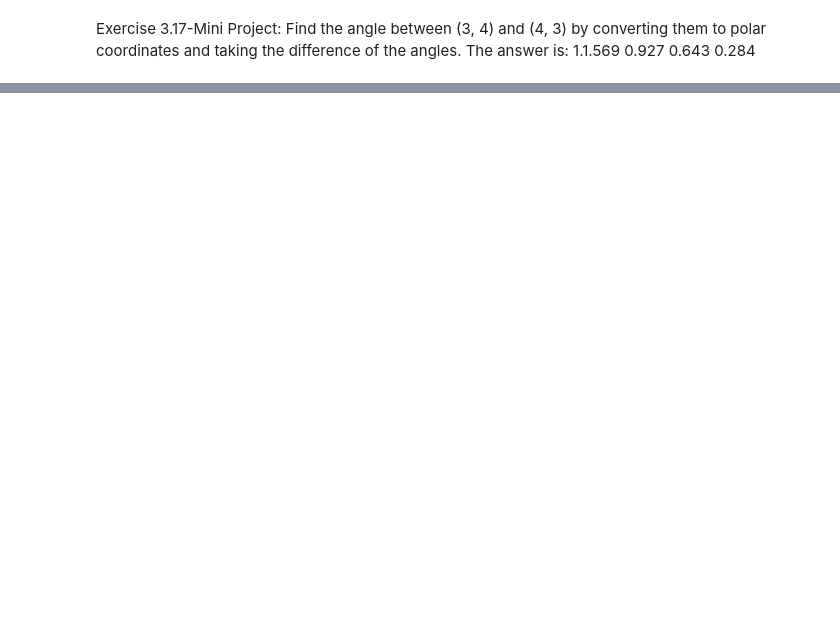
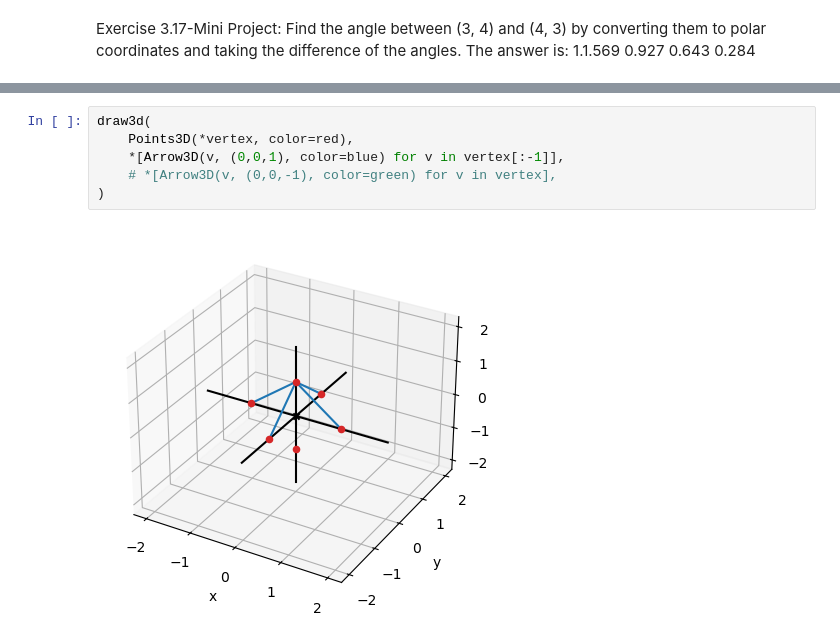
Before and after one commit to Brailor/Math-for-Programmers, a Jupyter notebook: Chapter 03/own.ipynb, the cells around one changed output, grey strips where cells are left out. Drawn from its saved outputs; the diff is of its cells as text; blank space fills up the shorter version.

```diff
--- a/Chapter 03/own.ipynb
+++ b/Chapter 03/own.ipynb
@@ -317,0 +392,8 @@ NameError: name 'atan' is not defined
+# %%
+draw3d(
+    Points3D(*vertex, color=red),
+    *[Arrow3D(v, (0,0,1), color=blue) for v in vertex[:-1]],
+    # *[Arrow3D(v, (0,0,-1), color=green) for v in vertex],
+)
+# %% [output]
+[figure, added]
```
Also changed, not shown: parts of 26 cells of this notebook, 1 other file.
